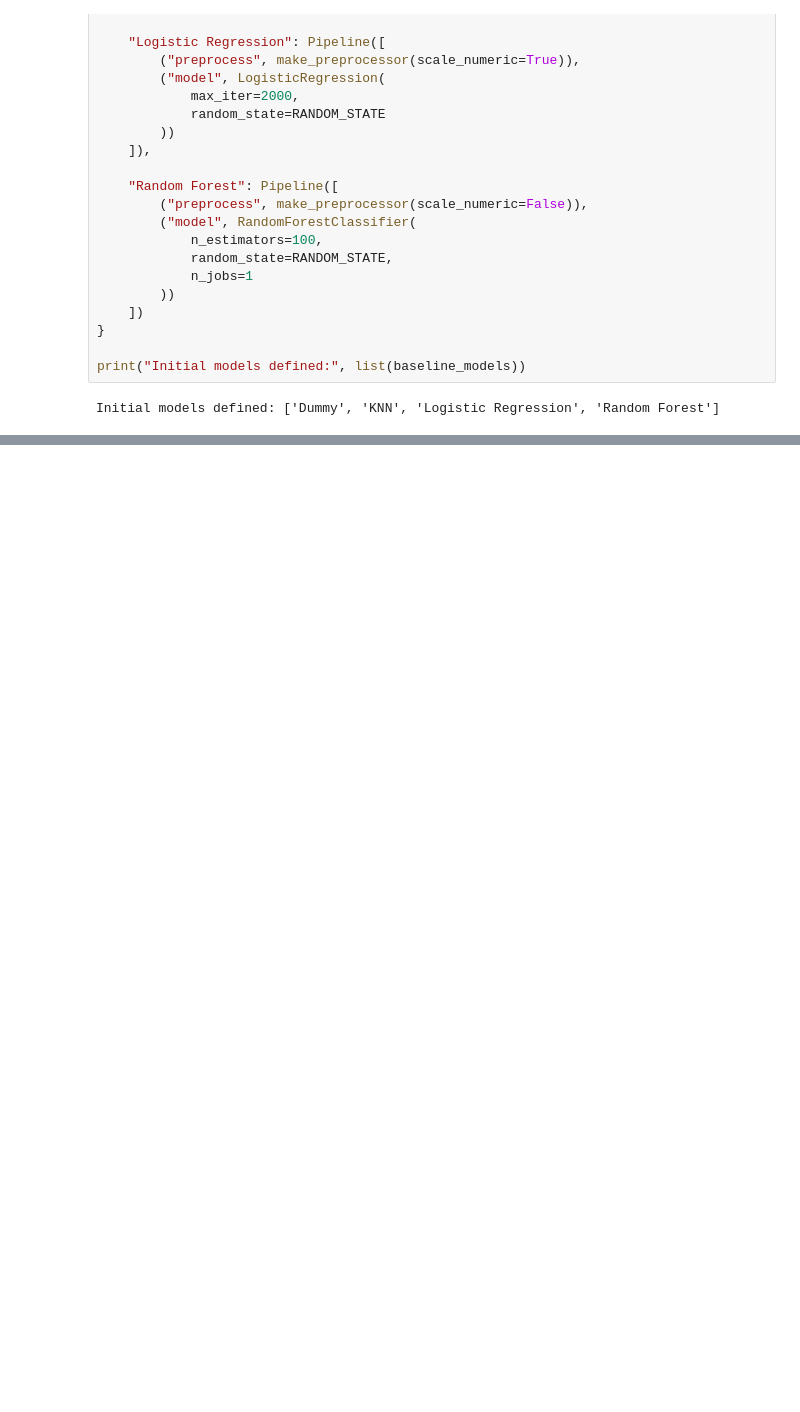
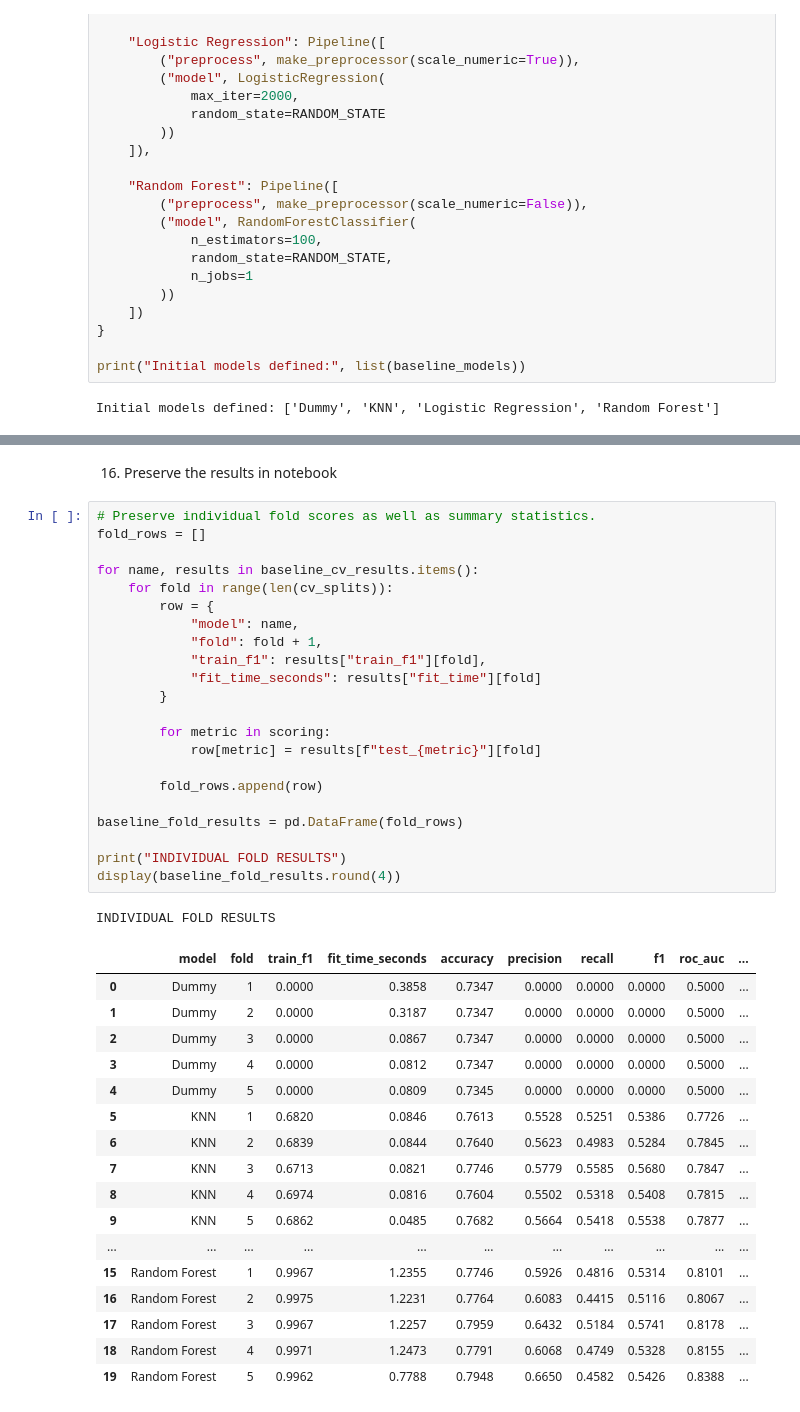
Before and after one commit to KCGSPerera/CM2604-Telco-Customer-Churn, a Jupyter notebook: CM2604_Telco_Customer_Churn.ipynb, the cells around one changed output, grey strips where cells are left out. Saved outputs shown, nothing was run; the diff lists cells and outputs as text; blank space fills up the shorter version.

Commit message:
Evaluate initial models with stratified cross-validation

```diff
--- a/CM2604_Telco_Customer_Churn.ipynb
+++ b/CM2604_Telco_Customer_Churn.ipynb
@@ -624,0 +716,43 @@ Initial models defined: ['Dummy', 'KNN', 'Logistic Regression', 'Random Forest']
+# %% [markdown]
+16. Preserve the results in notebook
+# %%
+# Preserve individual fold scores as well as summary statistics.
+fold_rows = []
+
+for name, results in baseline_cv_results.items():
+    for fold in range(len(cv_splits)):
+        row = {
+            "model": name,
+            "fold": fold + 1,
+            "train_f1": results["train_f1"][fold],
+            "fit_time_seconds": results["fit_time"][fold]
+        }
+
+        for metric in scoring:
+            row[metric] = results[f"test_{metric}"][fold]
+
+        fold_rows.append(row)
+
+baseline_fold_results = pd.DataFrame(fold_rows)
+
+print("INDIVIDUAL FOLD RESULTS")
+display(baseline_fold_results.round(4))
+# %% [output]
+INDIVIDUAL FOLD RESULTS
+|  | model | fold | train_f1 | fit_time_seconds | accuracy | precision | recall | f1 | roc_auc | ... |
+| 0 | Dummy | 1 | 0.0000 | 0.3858 | 0.7347 | 0.0000 | 0.0000 | 0.0000 | 0.5000 | ... |
+| 1 | Dummy | 2 | 0.0000 | 0.3187 | 0.7347 | 0.0000 | 0.0000 | 0.0000 | 0.5000 | ... |
+| 2 | Dummy | 3 | 0.0000 | 0.0867 | 0.7347 | 0.0000 | 0.0000 | 0.0000 | 0.5000 | ... |
+| 3 | Dummy | 4 | 0.0000 | 0.0812 | 0.7347 | 0.0000 | 0.0000 | 0.0000 | 0.5000 | ... |
+| 4 | Dummy | 5 | 0.0000 | 0.0809 | 0.7345 | 0.0000 | 0.0000 | 0.0000 | 0.5000 | ... |
+| 5 | KNN | 1 | 0.6820 | 0.0846 | 0.7613 | 0.5528 | 0.5251 | 0.5386 | 0.7726 | ... |
+| 6 | KNN | 2 | 0.6839 | 0.0844 | 0.7640 | 0.5623 | 0.4983 | 0.5284 | 0.7845 | ... |
+| 7 | KNN | 3 | 0.6713 | 0.0821 | 0.7746 | 0.5779 | 0.5585 | 0.5680 | 0.7847 | ... |
+| 8 | KNN | 4 | 0.6974 | 0.0816 | 0.7604 | 0.5502 | 0.5318 | 0.5408 | 0.7815 | ... |
+| 9 | KNN | 5 | 0.6862 | 0.0485 | 0.7682 | 0.5664 | 0.5418 | 0.5538 | 0.7877 | ... |
+| ... | ... | ... | ... | ... | ... | ... | ... | ... | ... | ... |
+| 15 | Random Forest | 1 | 0.9967 | 1.2355 | 0.7746 | 0.5926 | 0.4816 | 0.5314 | 0.8101 | ... |
+| 16 | Random Forest | 2 | 0.9975 | 1.2231 | 0.7764 | 0.6083 | 0.4415 | 0.5116 | 0.8067 | ... |
+| 17 | Random Forest | 3 | 0.9967 | 1.2257 | 0.7959 | 0.6432 | 0.5184 | 0.5741 | 0.8178 | ... |
+| 18 | Random Forest | 4 | 0.9971 | 1.2473 | 0.7791 | 0.6068 | 0.4749 | 0.5328 | 0.8155 | ... |
+| 19 | Random Forest | 5 | 0.9962 | 0.7788 | 0.7948 | 0.6650 | 0.4582 | 0.5426 | 0.8388 | ... |
```
Also changed, not shown: parts of 3 cells of this notebook.
